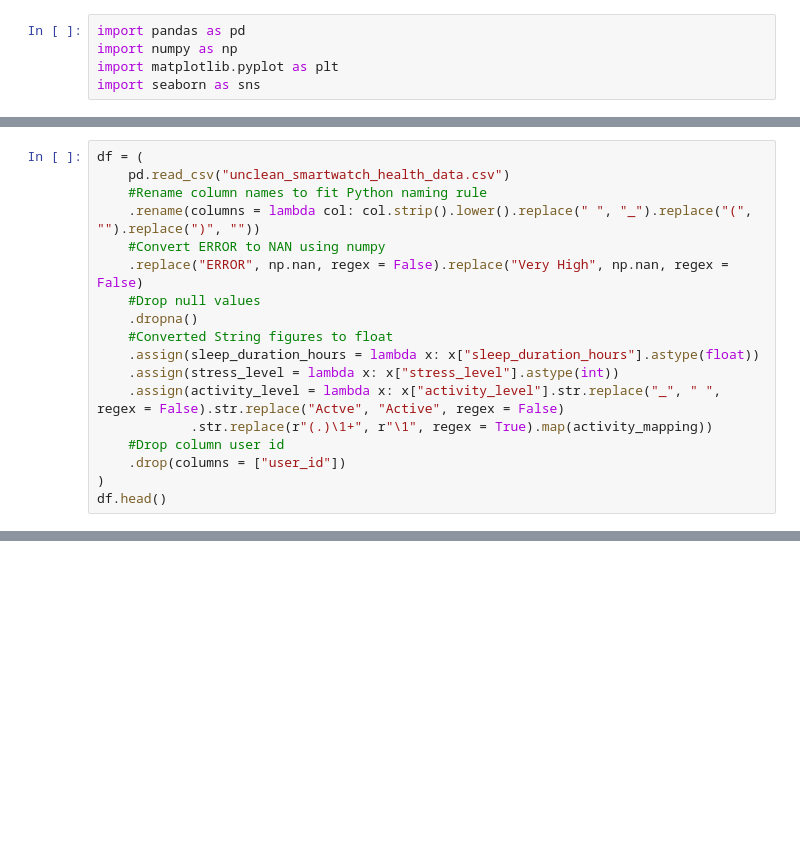
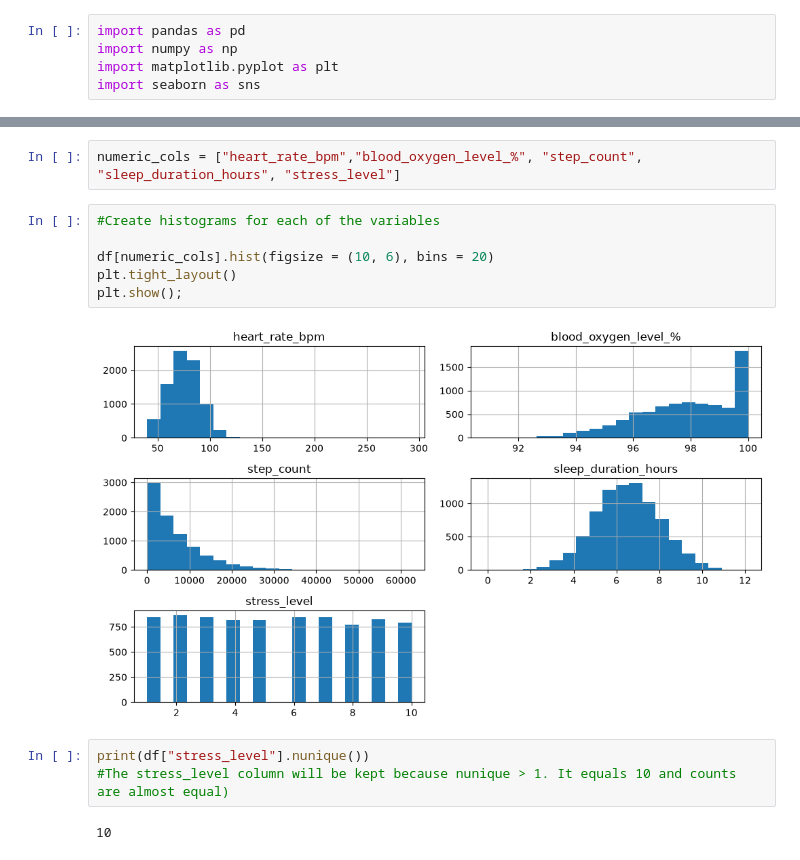
Before and after one commit to Oluwatomilola-Affar/Smartwatch-and-Health-Analysis, a Jupyter notebook: clean_data.ipynb, the cells around one changed output, grey strips where cells are left out. Saved outputs shown, nothing was run; the diff lists cells and outputs as text; blank space fills up the shorter version.

Commit message:
Nornal Distributions for Numeric Variables

```diff
--- a/clean_data.ipynb
+++ b/clean_data.ipynb
@@ -15,18 +30,0 @@ activity_mapping
-# %%
-df = (
-    pd.read_csv("unclean_smartwatch_health_data.csv")
-    #Rename column names to fit Python naming rule
-    .rename(columns = lambda col: col.strip().lower().replace(" ", "_").replace("(", "").replace(")", ""))
-    #Convert ERROR to NAN using numpy
-    .replace("ERROR", np.nan, regex = False).replace("Very High", np.nan, regex = False)
-    #Drop null values
-    .dropna()
-    #Converted String figures to float
-    .assign(sleep_duration_hours = lambda x: x["sleep_duration_hours"].astype(float))
-    .assign(stress_level = lambda x: x["stress_level"].astype(int))
-    .assign(activity_level = lambda x: x["activity_level"].str.replace("_", " ", regex = False).str.replace("Actve", "Active", regex = False)
-            .str.replace(r"(.)\1+", r"\1", regex = True).map(activity_mapping))
-    #Drop column user id
-    .drop(columns = ["user_id"])
-)
-df.head()
@@ -39,0 +31,15 @@ df.head()
+# %%
+numeric_cols = ["heart_rate_bpm","blood_oxygen_level_%", "step_count", "sleep_duration_hours", "stress_level"]
+# %%
+#Create histograms for each of the variables
+
+df[numeric_cols].hist(figsize = (10, 6), bins = 20)
+plt.tight_layout()
+plt.show();
+# %% [output]
+[figure, added]
+# %%
+print(df["stress_level"].nunique())
+#The stress_level column will be kept because nunique > 1. It equals 10 and counts are almost equal)
+# %% [output]
+10
```
Also changed, not shown: parts of 2 cells of this notebook.
